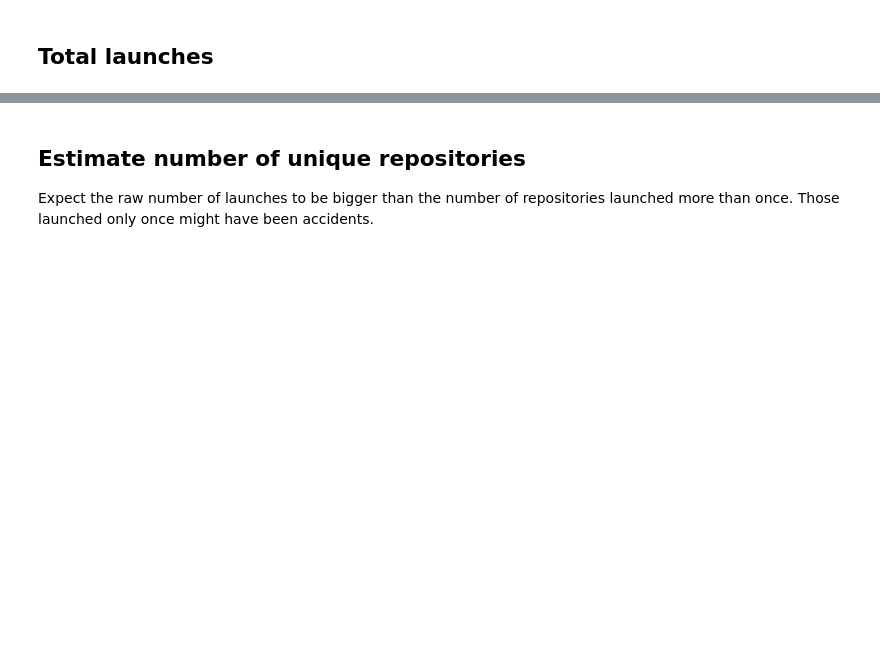
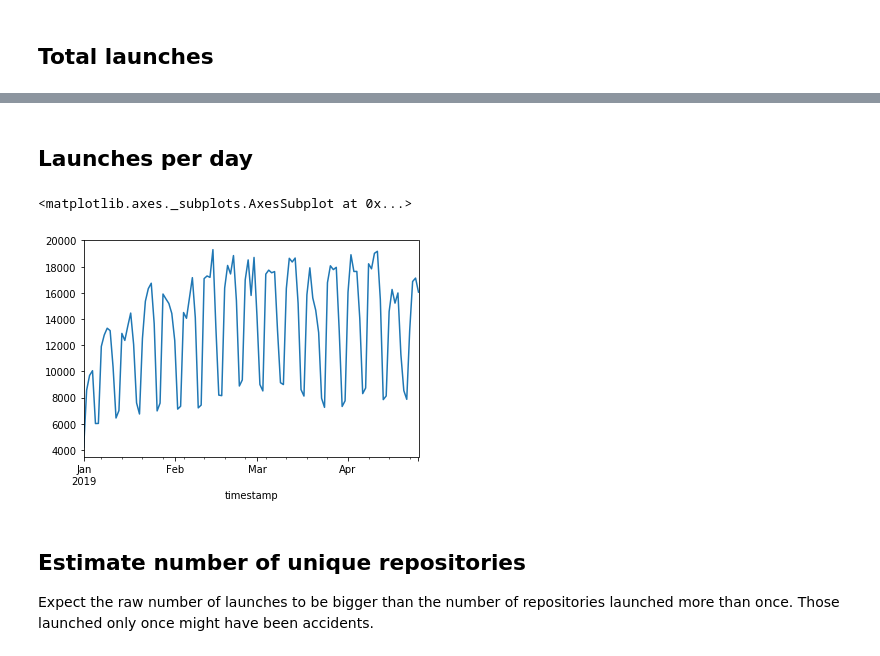
Before and after one commit to betatim/binderlyzer, a Jupyter notebook: binder-launches.ipynb, the cells around one changed output, grey strips where cells are left out. Drawn from its saved outputs; the diff is of its cells as text; code cells hidden in the pictures; blank space fills up the shorter version.

```diff
--- a/binder-launches.ipynb
+++ b/binder-launches.ipynb
@@ -82,6 +82,15 @@ totals_per_org = (df.groupby(["org"])
 df_ = pd.merge(df, totals_per_repo, on='repo')
 df_ = pd.merge(df_, totals_per_org, on='org')
 #df_.sample(10)
+# %% [markdown]
+## Launches per day
+# %%
+daily = df.set_index("timestamp").resample('D').count()
+# %%
+daily['repo'].plot()
+# %% [output]
+<matplotlib.axes._subplots.AxesSubplot at 0x...>
+[figure, added]
 # %% [markdown]
 ## Estimate number of unique repositories
 
```
Also changed, not shown: parts of 4 cells of this notebook.
